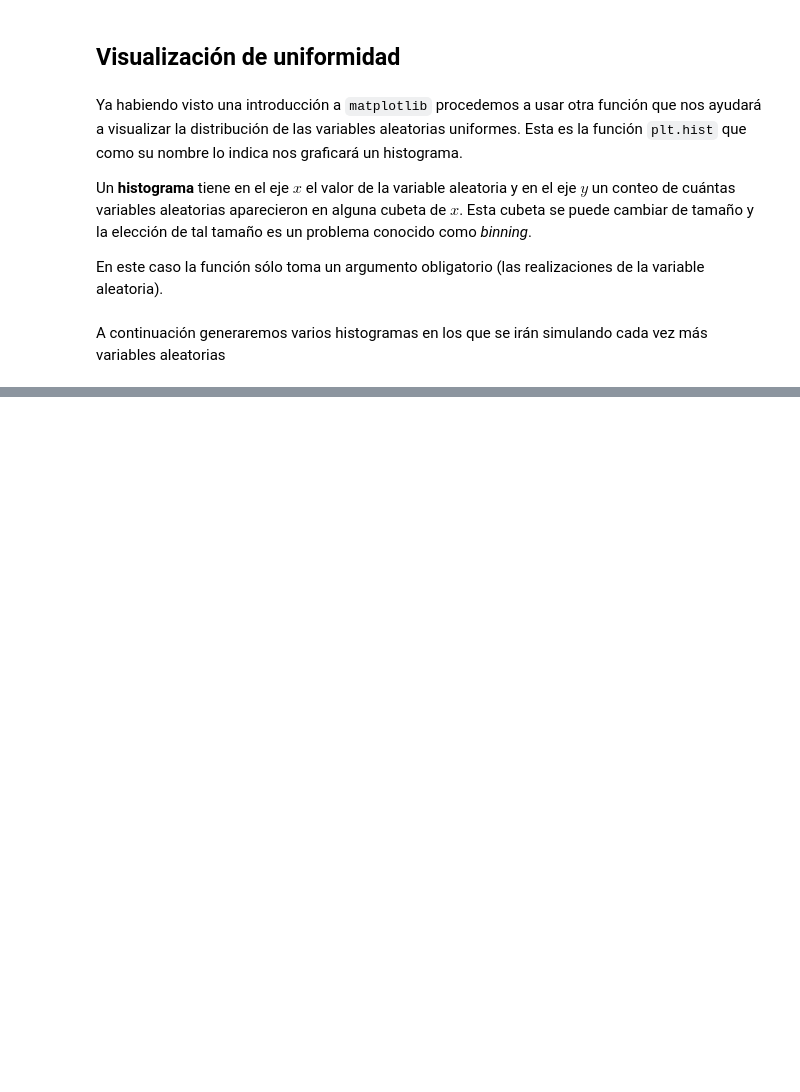
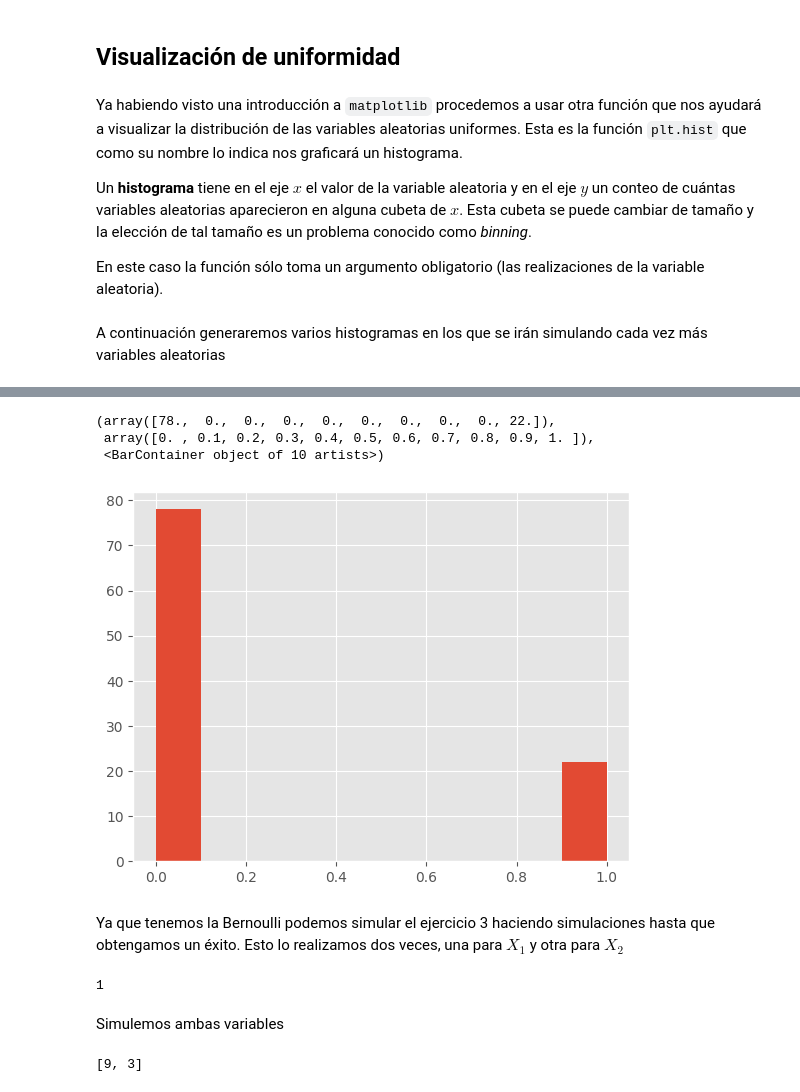
Before and after one commit to linear-regret/Probabilidad-_II, a Jupyter notebook: Notebooks_Proba_II/1.Introduccion_Python/2_Probabilidad_python.ipynb, the cells around one changed output, grey strips where cells are left out. Drawn from its saved outputs; the diff is of its cells as text; code cells hidden in the pictures; blank space fills up the shorter version.

```diff
--- a/Notebooks_Proba_II/1.Introduccion_Python/2_Probabilidad_python.ipynb
+++ b/Notebooks_Proba_II/1.Introduccion_Python/2_Probabilidad_python.ipynb
@@ -258,0 +342,14 @@ for i in range(0, 5):
+# %%
+def simular_bernoulli(p):
+    u = np.random.random()
+    if u < p:
+        return 1
+    else:
+        return 0
+
+resultados = []
+print('i,X')
+for i in range(100):
+    X = simular_bernoulli(p)
+    print(i, X)
+    resultados.append(X)
@@ -258,0 +374,45 @@ for i in range(0, 5):
+# %%
+plt.hist(resultados)
+# %% [output]
+(array([78.,  0.,  0.,  0.,  0.,  0.,  0.,  0.,  0., 22.]),
+ array([0. , 0.1, 0.2, 0.3, 0.4, 0.5, 0.6, 0.7, 0.8, 0.9, 1. ]),
+ <BarContainer object of 10 artists>)
+[figure, added]
+# %% [markdown]
+Ya que tenemos la Bernoulli podemos simular el ejercicio 3 haciendo simulaciones hasta que obtengamos un éxito. Esto lo realizamos dos veces, una para $X_1$ y otra para $X_2$
+# %%
+
+X_1 = 0
+
+bern = 1
+
+while bern ==1:
+    bern = simular_bernoulli(p)
+    X_1 =X_1+1
+
+X_1
+# %% [output]
+1
+# %% [markdown]
+Simulemos ambas variables
+# %%
+bern = 1
+
+X_vector = [0,0]
+
+exitos = 0
+n_exitos = 2
+
+while True:
+    bern=simular_bernoulli(p)
+    X_vector[exitos] = X_vector[exitos] +1
+
+    if bern == 1:
+        exitos = exitos +1
+
+    if exitos == n_exitos:
+        break
+
+X_vector
+# %% [output]
+[9, 3]
```
Also changed, not shown: parts of 18 cells of this notebook, 1 other file.
